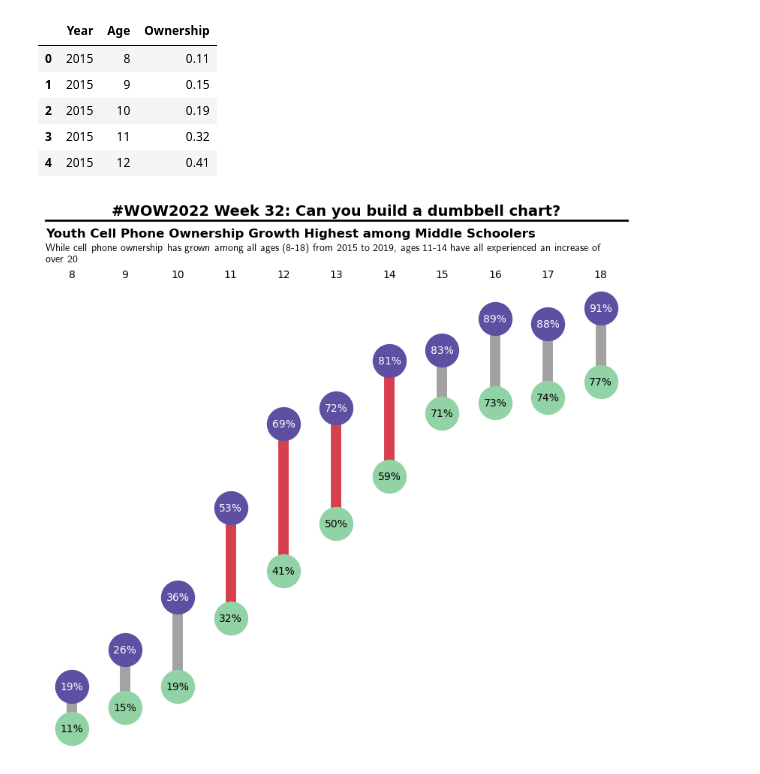
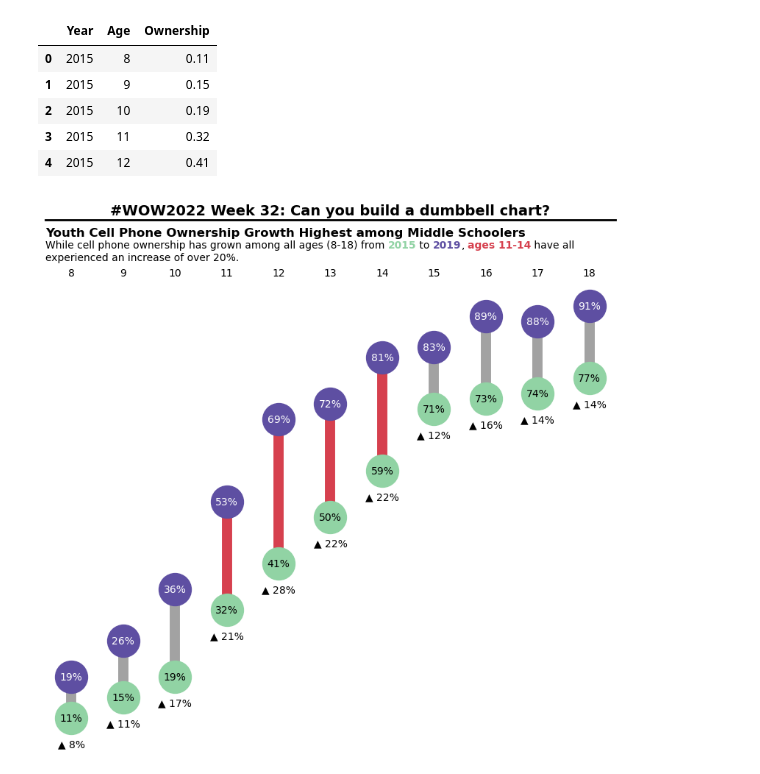
Before and after one commit to chenyulue/hands-on-datavis, a Jupyter notebook: hands-on.ipynb, the cells around one changed output. Drawn from its saved outputs; the diff is of its cells as text; code cells hidden in the pictures.

Commit message:
Finish dumbbell chart @ 2023-02-07

```diff
--- a/hands-on.ipynb
+++ b/hands-on.ipynb
@@ -25,6 +25,7 @@ phone_ownership.head()
 import matplotlib.collections as mcol
 import matplotlib.lines as mlines
 import matplotlib.transforms as mtransforms
+import matplotlib.offsetbox as moffsetbox
 
 px = 1 / plt.rcParams['figure.dpi']
 
@@ -33,56 +34,79 @@ fig, ax = plt.subplots(figsize=(1000*px, 800*px))
 color_for_years = ['#91D3A4', '#5E4FA2']
 color_for_labels = ['black', 'white']
 years = [2015, 2019]
+ball_size = 1000
 dots = []
 for year, year_color, label_color in zip(years, color_for_years, color_for_labels):
     ownership_selected = phone_ownership[phone_ownership['Year'] == year]
     ax.scatter(ownership_selected['Age'], ownership_selected['Ownership'],
-               c=year_color, s=1000)
+               c=year_color, s=ball_size)
     for _, age, pct in ownership_selected.itertuples(index=False):
         ax.text(age, pct, f'{pct*100:.0f}%', ha='center', va='center',
                 c=label_color)
 
     dots.append(ownership_selected.loc[:, ['Age', 'Ownership']].values)
 
 bar_colors = ['#a2a2a2'] * 3 + ['#d6404e'] * 4 + ['#a2a2a2'] * 4
 joint_bars = mcol.LineCollection(zip(*dots), lw=10, zorder=0,
                                  edgecolors=bar_colors)
 ax.add_collection(joint_bars)
 
 ax.spines[:].set_visible(False)
 ax.tick_params(bottom=False, left=False,
                labelbottom=False, labelleft=False, labeltop=True)
 ax.set_xticks(dots[1][:,0])
 
-config = {'text.latex.preamble': r'\usepackage{color}'}
-plt.rcParams.update(config)
+# Hightlight part text
+des1 = moffsetbox.TextArea("While cell phone ownership has grown among all ages (8-18) from ")
+des2015 = moffsetbox.TextArea("2015", textprops=dict(color=color_for_years[0],
+                                                     fontweight='bold'))
+des2 = moffsetbox.TextArea(" to ")
+des2019 = moffsetbox.TextArea("2019", textprops=dict(color=color_for_years[1],
+                                                     fontweight='bold'))
+des3 = moffsetbox.TextArea(", ")
+des11_14 = moffsetbox.TextArea("ages 11-14", textprops=dict(color="#d6404e",
+                                                            fontweight='bold'))
+des4 = moffsetbox.TextArea(" have all")
+des5 = moffsetbox.TextArea("experienced an increase of over 20%.")
+line1 = moffsetbox.HPacker(children=[des1, des2015, des2, des2019, des3, des11_14, des4],
+                           pad=0, sep=0, align='bottom')
+description = moffsetbox.VPacker(children=[line1, des5],
+                                 pad=0, sep=2, align='left')
 
-description = r"""While cell phone ownership has grown among all ages (8-18) from {\color{blue}{2015}} to 2019, ages 11-14 have all experienced an increase of
-over 20%."""
 pad = (ax.xaxis.get_tick_padding() +    # Tick length in points
        ax.xaxis.get_major_ticks()[0].get_pad() +    # Distance in points between the ticklabel and the tick
        1.5 * ax.xaxis.get_majorticklabels()[0].get_fontsize() # Font size of tick labels
 )
-trans_desp = ax.transAxes + mtransforms.ScaledTranslation(0, pad/72, fig.dpi_scale_trans)
-desp_txt = ax.text(0, 1, description, ha='left', va='bottom',
-                    fontsize=10, transform=trans_desp, usetex=True)
+
+desp_txt = moffsetbox.AnnotationBbox(description, xy=(0, 1), xybox=(0, pad),
+                                     xycoords='axes fraction', boxcoords='offset points',
+                                     box_alignment=(0, 0), pad=0, frameon=False)
+ax.add_artist(desp_txt)
+# desp_txt = ax.annotate(description, xy=(0, 1), xytext=(0, pad),
+#                        xycoords="axes fraction", textcoords="offset points",
+#                        ha='left', va='bottom', fontsize=10)
 
 des_title = "Youth Cell Phone Ownership Growth Highest among Middle Schoolers"
 des_title_pad = pad + desp_txt.get_fontsize() * 1.2 * 2
-des_title_trans = ax.transAxes + mtransforms.ScaledTranslation(0, des_title_pad/72, fig.dpi_scale_trans)
-des_title_txt = ax.text(0, 1, des_title, fontsize=12, fontweight='bold', ha='left', va='bottom',
-                        transform=des_title_trans)
+des_title_txt = ax.annotate(des_title, xy=(0, 1), xytext=(0, des_title_pad),
+                          xycoords="axes fraction", textcoords="offset points",
+                          ha='left', va='bottom', fontsize=12, fontweight='bold')
 
 title_pad = des_title_pad + des_title_txt.get_fontsize() * 1.5
 sepline_trans = ax.transAxes + mtransforms.ScaledTranslation(0, title_pad/72, fig.dpi_scale_trans)
 sep_line = mlines.Line2D((0, 1), (1, 1), lw=2, c='k', clip_on=False, transform=sepline_trans)
 ax.add_artist(sep_line)
 
-title_trans = ax.transAxes + mtransforms.ScaledTranslation(0, (title_pad+2)/72, fig.dpi_scale_trans)
-ax.text(0.5, 1, "#WOW2022 Week 32: Can you build a dumbbell chart?",
-        fontsize=14, fontweight='bold',
-        ha='center', va='bottom', transform=title_trans)
+fig_title = "#WOW2022 Week 32: Can you build a dumbbell chart?"
+ax.annotate(fig_title, xy=(0.5, 1), xytext=(0, title_pad + 2),
+            xycoords="axes fraction", textcoords="offset points",
+            ha='center', va='bottom', fontsize=14, fontweight='bold')
+
+for data2015, data2019 in zip(*dots):
+    diff = data2019[1] - data2015[1]
+    ax.annotate(f"▲ {diff*100:.0f}%", xy=data2015, xytext=(0, -np.sqrt(ball_size)/2-5),
+                textcoords="offset points", ha='center', va='top')
 
 plt.show()
 # %% [output]
-[figure, old version]
+[figure, new version]
```
Also changed, not shown: parts of 1 cell of this notebook.
